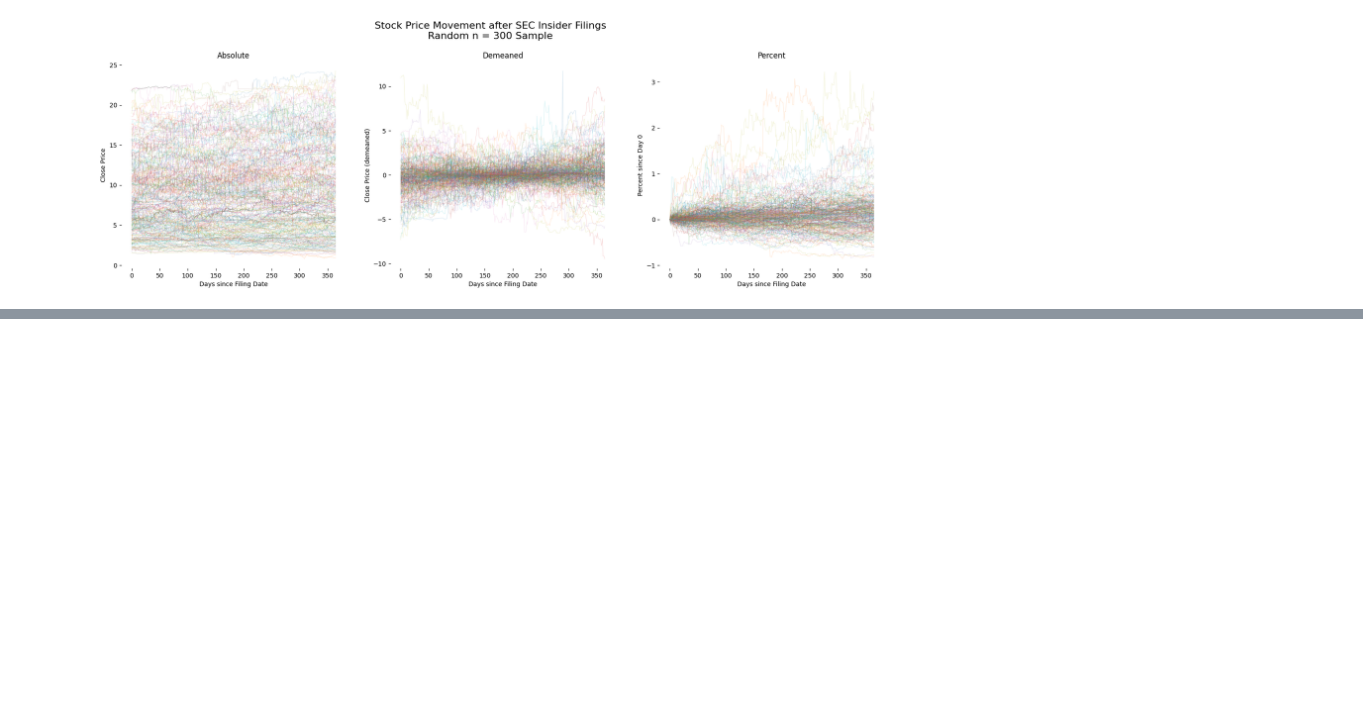
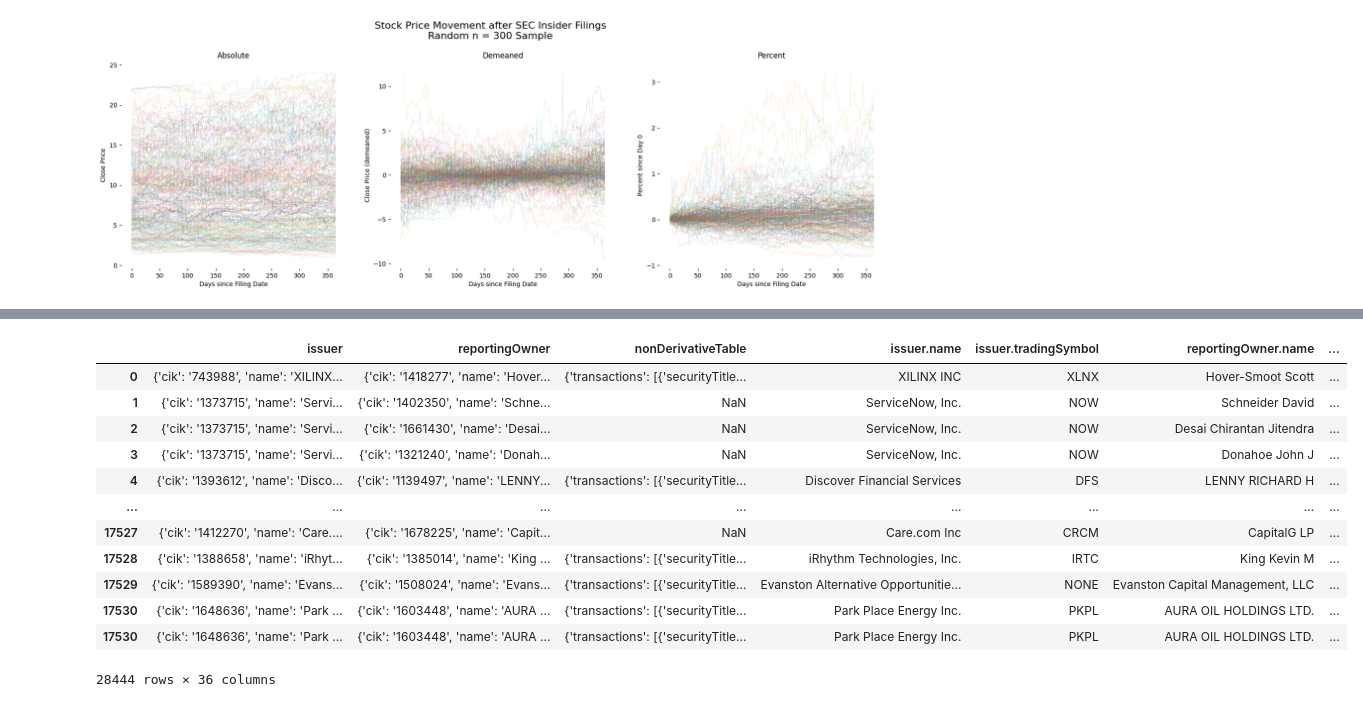
Before and after one commit to pluschka/Algorithmic-Trading-SEC-data-analysis, a Jupyter notebook: Daten laden.ipynb, the cells around one changed output, grey strips where cells are left out. Cells and saved outputs as stored; diff of their text form; code cells hidden in the pictures; blank space fills up the shorter version.

```diff
--- a/Daten laden.ipynb
+++ b/Daten laden.ipynb
@@ -161,0 +229,21 @@ plt.show()
+# %%
+
+# filter relevant rows
+
+# drop NAs
+insider_data = insider_data.dropna(subset=['issuer.tradingSymbol'])
+insider_data
+# %% [output]
+|  | issuer | reportingOwner | nonDerivativeTable | issuer.name | issuer.tradingSymbol | reportingOwner.name | ... |
+| 0 | {'cik': '743988', 'name': 'XILINX... | {'cik': '1418277', 'name': 'Hover... | {'transactions': [{'securityTitle... | XILINX INC | XLNX | Hover-Smoot Scott | ... |
+| 1 | {'cik': '1373715', 'name': 'Servi... | {'cik': '1402350', 'name': 'Schne... | NaN | ServiceNow, Inc. | NOW | Schneider David | ... |
+| 2 | {'cik': '1373715', 'name': 'Servi... | {'cik': '1661430', 'name': 'Desai... | NaN | ServiceNow, Inc. | NOW | Desai Chirantan Jitendra | ... |
+| 3 | {'cik': '1373715', 'name': 'Servi... | {'cik': '1321240', 'name': 'Donah... | NaN | ServiceNow, Inc. | NOW | Donahoe John J | ... |
+| 4 | {'cik': '1393612', 'name': 'Disco... | {'cik': '1139497', 'name': 'LENNY... | {'transactions': [{'securityTitle... | Discover Financial Services | DFS | LENNY RICHARD H | ... |
+| ... | ... | ... | ... | ... | ... | ... | ... |
+| 17527 | {'cik': '1412270', 'name': 'Care.... | {'cik': '1678225', 'name': 'Capit... | NaN | Care.com Inc | CRCM | CapitalG LP | ... |
+| 17528 | {'cik': '1388658', 'name': 'iRhyt... | {'cik': '1385014', 'name': 'King ... | {'transactions': [{'securityTitle... | iRhythm Technologies, Inc. | IRTC | King Kevin M | ... |
+| 17529 | {'cik': '1589390', 'name': 'Evans... | {'cik': '1508024', 'name': 'Evans... | {'transactions': [{'securityTitle... | Evanston Alternative Opportunitie... | NONE | Evanston Capital Management, LLC | ... |
+| 17530 | {'cik': '1648636', 'name': 'Park ... | {'cik': '1603448', 'name': 'AURA ... | {'transactions': [{'securityTitle... | Park Place Energy Inc. | PKPL | AURA OIL HOLDINGS LTD. | ... |
+| 17530 | {'cik': '1648636', 'name': 'Park ... | {'cik': '1603448', 'name': 'AURA ... | {'transactions': [{'securityTitle... | Park Place Energy Inc. | PKPL | AURA OIL HOLDINGS LTD. | ... |
+28444 rows × 36 columns
```
Also changed, not shown: parts of 9 cells of this notebook, 3 other files.
